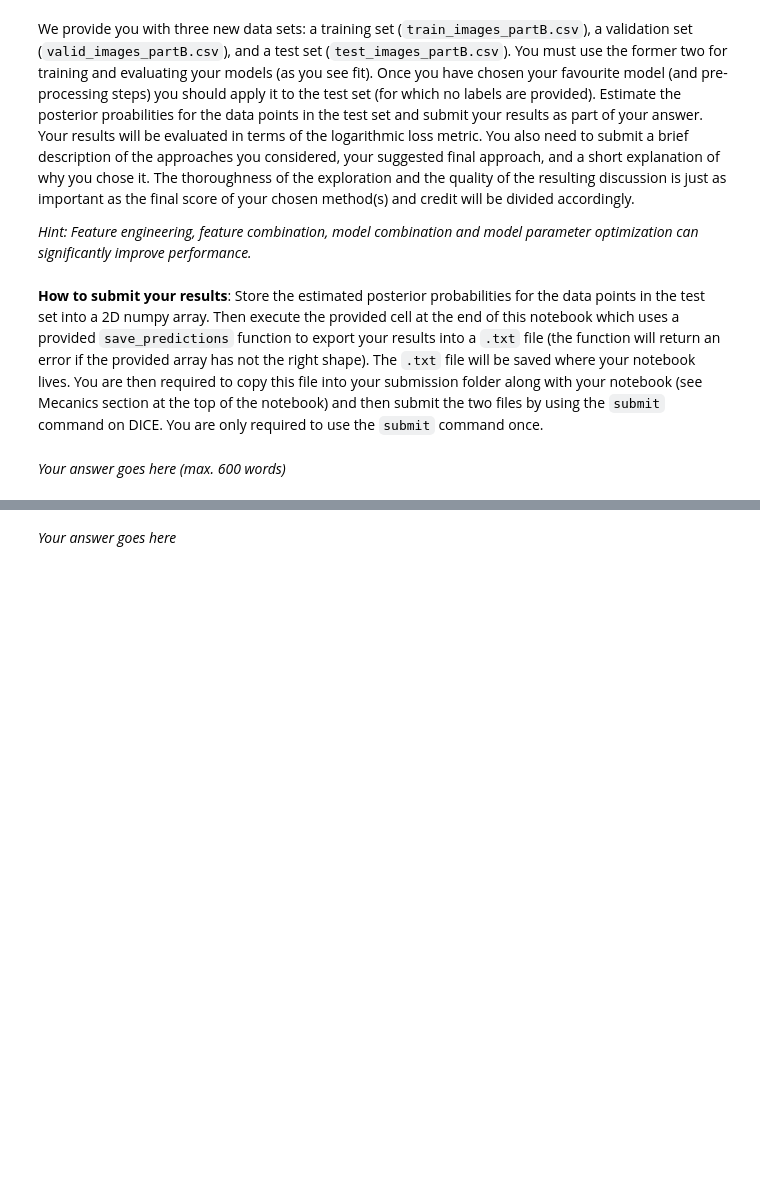
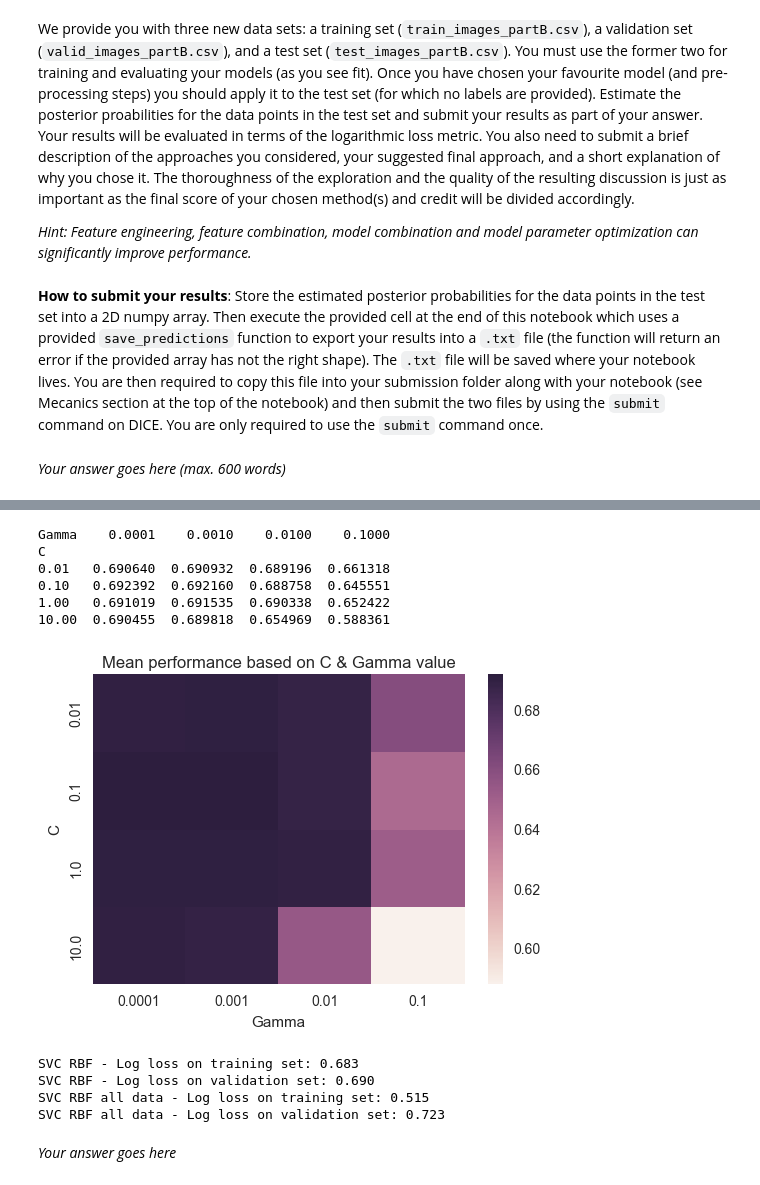
Before and after one commit to richardharmadi/iaml, a Jupyter notebook: 07_Assignment_3.ipynb, the cells around one changed output, grey strips where cells are left out. Cells and saved outputs as stored; diff of their text form; code cells hidden in the pictures; blank space fills up the shorter version.

```diff
--- a/07_Assignment_3.ipynb
+++ b/07_Assignment_3.ipynb
@@ -831,0 +981,56 @@ We provide you with three new data sets: a training set (`train_images_partB.csv
+# %%
+# Finding best parameter Gamma and C for SVC RBF Classifier
+cvar = np.logspace(-2,1,4)
+gvar = np.logspace(-4,-1,4)
+
+cg_score_array=[]
+df_cg = pd.DataFrame() # initialise panda dataframe
+clist=[]
+glist=[]
+
+for train_index,test_index in kf : # the iterator from question 1.11 called 'kf', a 3 fold iterator
+    X_train,X_test = trf_train_dim[train_index],trf_train_dim[test_index]
+    y_train,y_test = train_target[train_index],train_target[test_index]
+    cg_score = []
+    for c in cvar :
+        for g in gvar :
+            svc_cv = SVC(kernel='rbf',gamma=g,C=c,probability=True)
+            svc_cv.fit(X_train,y_train)
+            cg_score.append(log_loss(y_train,svc_cv.predict_proba(X_train)))
+            clist.append(c)
+            glist.append(g)
+    cg_score_array.append(cg_score)
+
+mean_logloss_cg =  np.mean(cg_score_array, axis=0)
+
+d =  {'C': clist[0:16], 'Gamma': glist[0:16], 'Mean-performance': mean_logloss_cg}
+df_cg = pd.DataFrame(data=d)
+df_cg = df_cg.pivot('C', 'Gamma')['Mean-performance']
+print (df_cg)
+ax = sns.heatmap(df_cg)
+ax.set_title('Mean performance based on C & Gamma value')
+plt.show(ax)
+# %% [output]
+Gamma    0.0001    0.0010    0.0100    0.1000
+C
+0.01   0.690640  0.690932  0.689196  0.661318
+0.10   0.692392  0.692160  0.688758  0.645551
+1.00   0.691019  0.691535  0.690338  0.652422
+10.00  0.690455  0.689818  0.654969  0.588361
+[figure, added]
+# %%
+# based on heatmap above, we get that the pair that result the best performance is C = 10 and Gamma = 0.1
+new_svc_cv = SVC(kernel='rbf',gamma=0.1,C=1.0,probability=True)
+new_svc_cv.fit(train_dim,train_target)
+print('SVC RBF - Log loss on training set: {:.3f}'.format(log_loss(train_target,new_svc_cv.predict_proba(train_dim))))
+print('SVC RBF - Log loss on validation set: {:.3f}'.format(log_loss(valid_target,new_svc_cv.predict_proba(valid_dim))))
+
+new_svc_all = SVC(kernel='rbf',gamma=0.1,C=1.0,probability=True)
+new_svc_all.fit(trf_train_all,train_target)
+print('SVC RBF all data - Log loss on training set: {:.3f}'.format(log_loss(train_target,new_svc_all.predict_proba(trf_train_all))))
+print('SVC RBF all data - Log loss on validation set: {:.3f}'.format(log_loss(valid_target,new_svc_all.predict_proba(trf_valid_all))))
+# %% [output]
+SVC RBF - Log loss on training set: 0.683
+SVC RBF - Log loss on validation set: 0.690
+SVC RBF all data - Log loss on training set: 0.515
+SVC RBF all data - Log loss on validation set: 0.723
```
Also changed, not shown: parts of 20 cells of this notebook.
